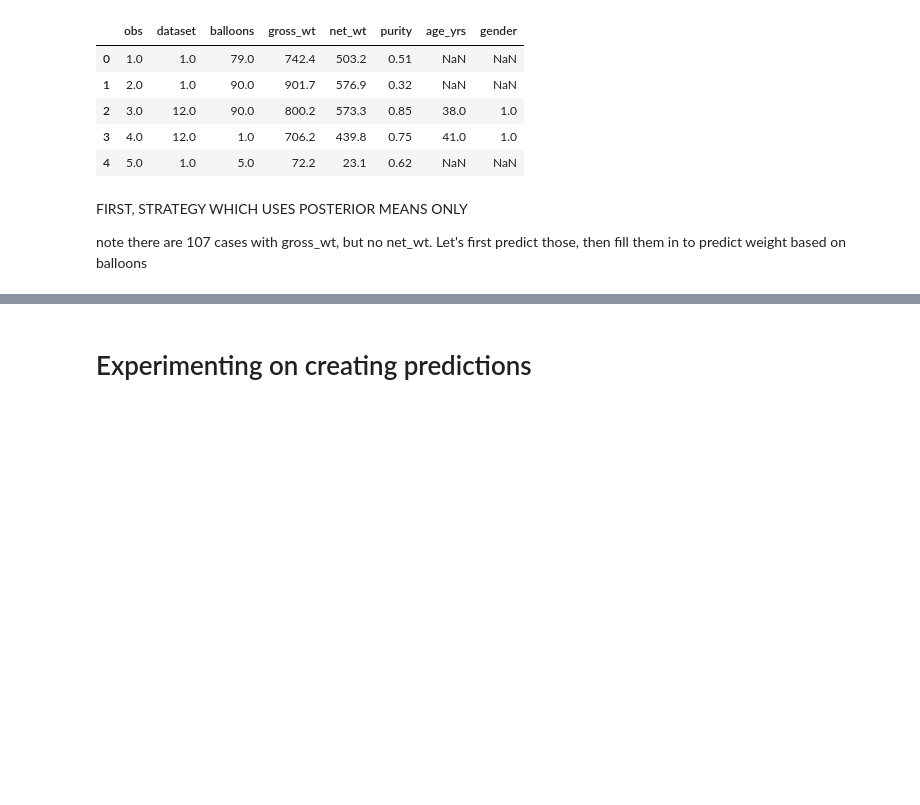
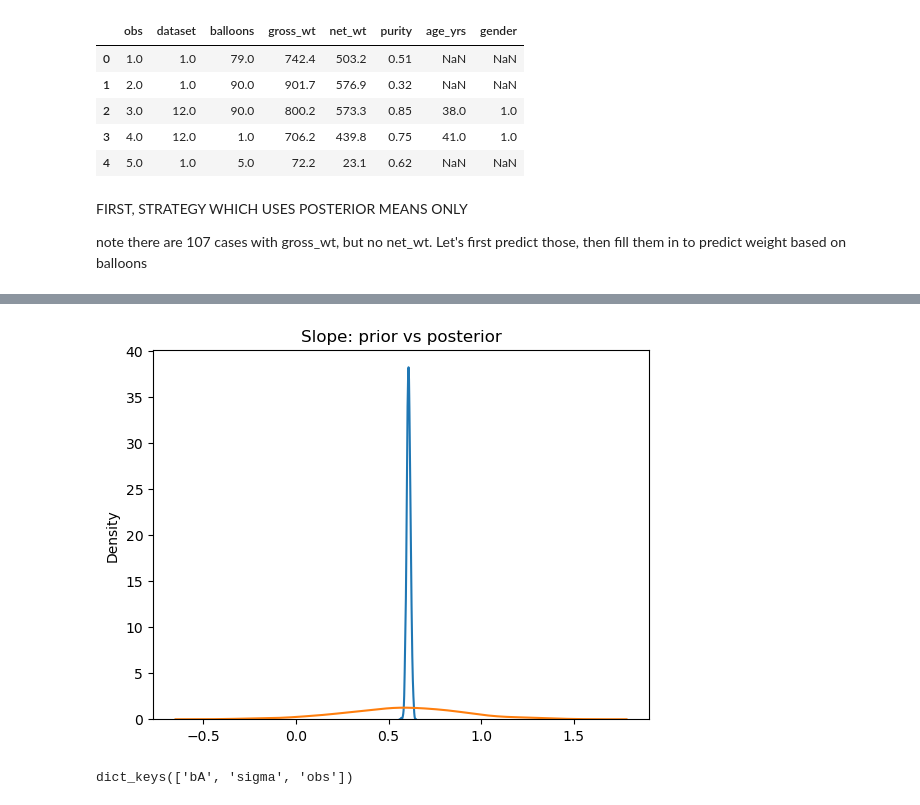
Before and after one commit to rfl-urbaniak/MRbook, a Jupyter notebook: imprecision_weight/shonubi/shonubi_code.ipynb, the cells around one changed output, grey strips where cells are left out. Saved outputs shown, nothing was run; the diff lists cells and outputs as text; code cells hidden in the pictures; blank space fills up the shorter version.

Commit message:
working on pyro code

```diff
--- a/imprecision_weight/shonubi/shonubi_code.ipynb
+++ b/imprecision_weight/shonubi/shonubi_code.ipynb
@@ -4,16 +4,18 @@
 # packages
 
 import pyro.ops.stats as stats
-from pyro.infer import Predictive, SVI, Trace_ELBO
-from pyro.infer.autoguide import AutoDiagonalNormal
+from pyro.infer import Predictive, SVI, Trace_ELBO, TracePredictive
+from pyro.infer.autoguide import AutoDiagonalNormal, AutoMultivariateNormal
 from pyro.nn import PyroSample, PyroModule
 from pyro.optim import Adam
-from pyro.infer.autoguide import AutoMultivariateNormal
 from torch import nn
+import pyro.poutine as poutine
+
 
 import os
 from functools import partial
 import torch
+import inspect
 import logging
 import numpy as np
 import pandas as pd
@@ -27,5 +29,7 @@ from pyro.infer import Predictive
 
 logging.basicConfig(format='%(message)s', level=logging.INFO)
 smoke_test = ('CI' in os.environ)
-num_iterations = 1500 if not smoke_test else 2
+
+%matplotlib inline
+plt.style.use('default')
 # %%
@@ -164,21 +163,21 @@ those, then fill them in to predict weight based on balloons
 # %%
 compData = sh[['gross_wt', 'net_wt']].dropna()
 
-data = torch.tensor(compData[["gross_wt", "net_wt"]].values,
+data_gross = torch.tensor(compData[["gross_wt", "net_wt"]].values,
                         dtype=torch.float)
 
-gross_wt, net_wt  = data[:, 0], data[:, 1]
+gross_wt, net_wt  = data_gross[:, 0], data_gross[:, 1]
 
 
-def model(gross_wt, net_wt):
-    b_a = pyro.sample("bA", dist.Normal(0.8, 0.3))
+def model_net1(gross_wt, net_wt = None):
+    b_a = pyro.sample("bA", dist.Normal(0.6, 0.3))
     sigma = pyro.sample("sigma", dist.Uniform(0., 150.))
     mean = b_a * gross_wt
-    with pyro.plate("data", len(gross_wt)):
+    with pyro.plate("data_gross", len(gross_wt)):
         pyro.sample("obs", dist.Normal(mean, sigma), obs=net_wt)
 # %%
-guide = AutoDiagonalNormal(model)
+guide_net1 = AutoDiagonalNormal(model_net1)
+adam = pyro.optim.Adam({"lr": 0.03})
 
-adam = pyro.optim.Adam({"lr": 0.03})
-svi = SVI(model, guide, adam, loss=Trace_ELBO())
+svi__net1 = SVI(model_net1, guide_net1, adam, loss=Trace_ELBO())
 # %%
@@ -201,6 +194,6 @@ Elbo loss: 775.7735349535942
 # %%
 num_samples = 1000
-predictive = Predictive(model, guide=guide, num_samples=num_samples)
+predictive = Predictive(model_net1, guide=guide_net1, num_samples=num_samples)
 svi_samples = {k: v.reshape(num_samples).detach().cpu().numpy()
                for k, v in predictive(gross_wt, net_wt).items()
                if k != "obs"}
@@ -220,2 +209,0 @@ Site: sigma
-# %% [markdown]
-# Experimenting on creating predictions
@@ -248,0 +210,17 @@ netPred = sim(netModel, fillNetPair, n=int(1e4))
+# %%
+# density plot of a slope
+
+prior_bA = pyro.sample("bA", dist.Normal(0.6, 0.3).expand([500]))
+
+sns.kdeplot(svi_samples['bA'], fill=False)
+sns.kdeplot(prior_bA, fill=False)
+plt.title('Slope: prior vs posterior')
+plt.show()
+# %% [output]
+[figure, added]
+# %%
+predictive = Predictive(model_net1, guide=guide_net1, num_samples=num_samples)
+samples1 = predictive(gross_wt)
+samples1.keys()
+# %% [output]
+dict_keys(['bA', 'sigma', 'obs'])
```
Also changed, not shown: parts of 14 cells of this notebook.
